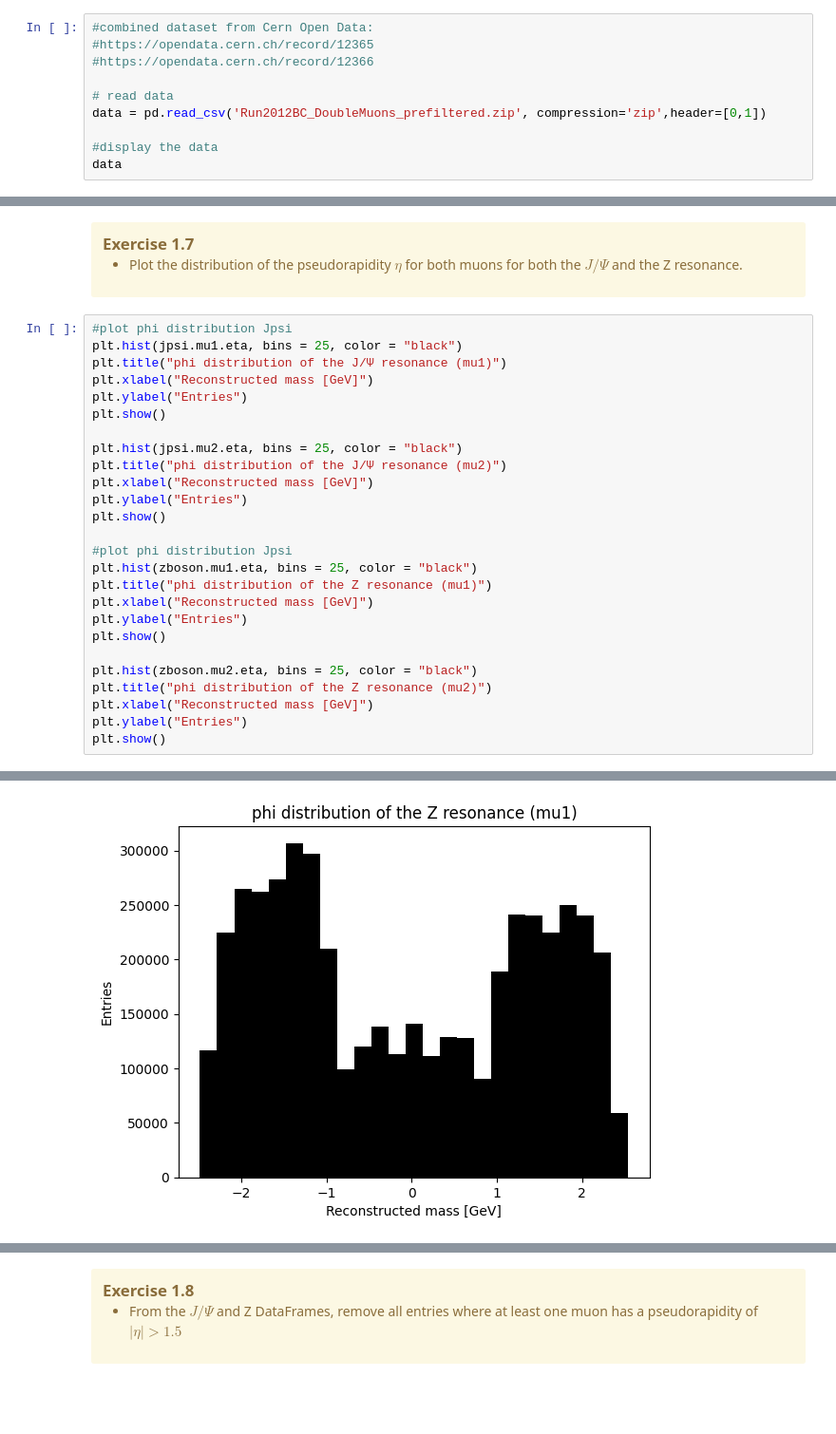
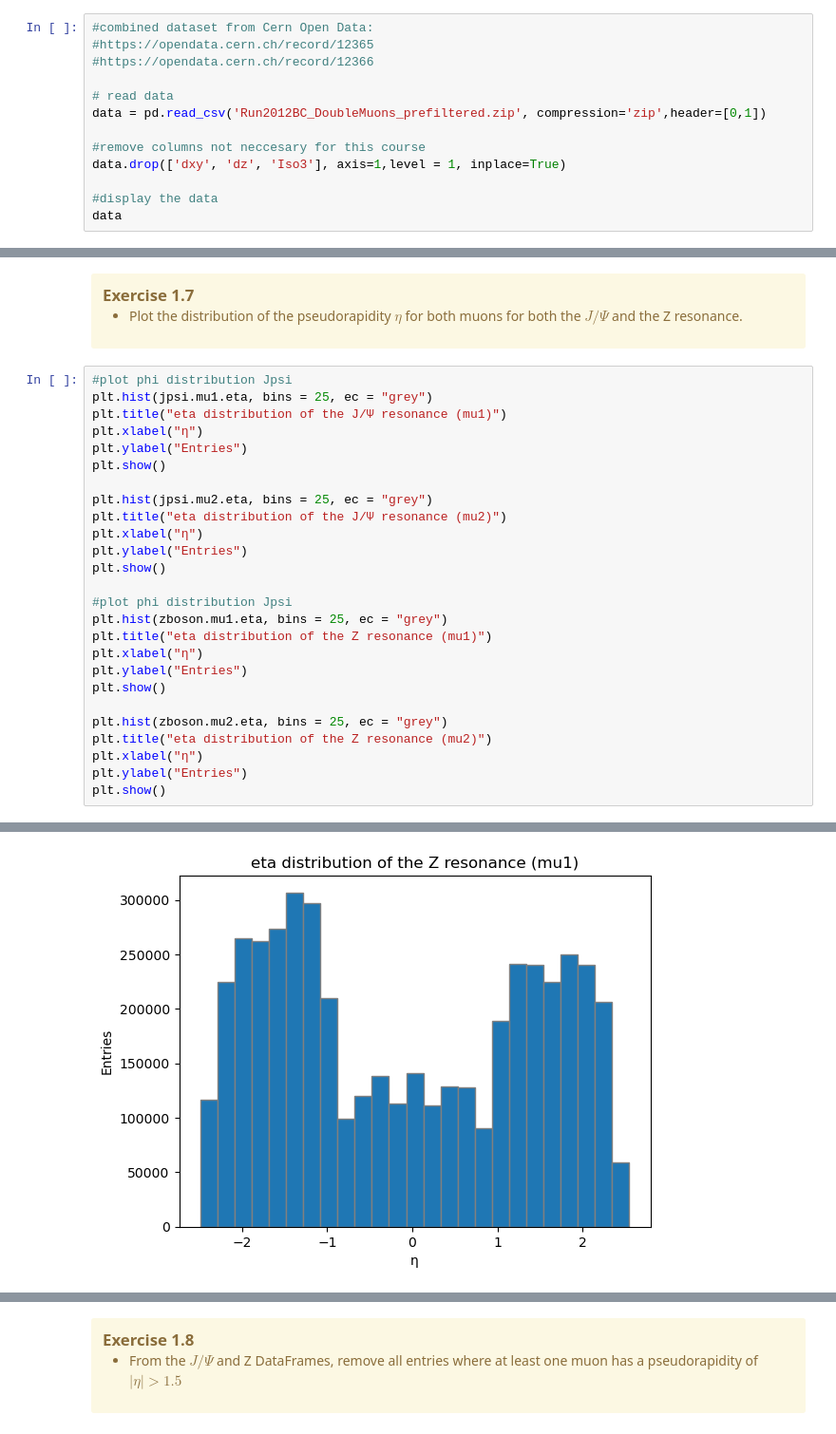
Before and after one commit to PhilipBarthelmae/zlab, a Jupyter notebook: ZExerciseMaster.ipynb, the cells around one changed output, grey strips where cells are left out. Shown at 95% size. Drawn from its saved outputs; the diff is of its cells as text; blank space fills up the shorter version.

```diff
--- a/ZExerciseMaster.ipynb
+++ b/ZExerciseMaster.ipynb
@@ -143,6 +141,9 @@ Let's start by loading the dataset:
 # read data
 data = pd.read_csv('Run2012BC_DoubleMuons_prefiltered.zip', compression='zip',header=[0,1])
 
+#remove columns not neccesary for this course
+data.drop(['dxy', 'dz', 'Iso3'], axis=1,level = 1, inplace=True)
+
 #display the data
 data
 # %% [output]
@@ -513,28 +510,28 @@ plt.show()
 </div>
 # %%
 #plot phi distribution Jpsi
-plt.hist(jpsi.mu1.eta, bins = 25, color = "black")
-plt.title("phi distribution of the J/Ψ resonance (mu1)")
-plt.xlabel("Reconstructed mass [GeV]")
+plt.hist(jpsi.mu1.eta, bins = 25, ec = "grey")
+plt.title("eta distribution of the J/Ψ resonance (mu1)")
+plt.xlabel("η")
 plt.ylabel("Entries")
 plt.show()
 
-plt.hist(jpsi.mu2.eta, bins = 25, color = "black")
-plt.title("phi distribution of the J/Ψ resonance (mu2)")
-plt.xlabel("Reconstructed mass [GeV]")
+plt.hist(jpsi.mu2.eta, bins = 25, ec = "grey")
+plt.title("eta distribution of the J/Ψ resonance (mu2)")
+plt.xlabel("η")
 plt.ylabel("Entries")
 plt.show()
 
 #plot phi distribution Jpsi
-plt.hist(zboson.mu1.eta, bins = 25, color = "black")
-plt.title("phi distribution of the Z resonance (mu1)")
-plt.xlabel("Reconstructed mass [GeV]")
+plt.hist(zboson.mu1.eta, bins = 25, ec = "grey")
+plt.title("eta distribution of the Z resonance (mu1)")
+plt.xlabel("η")
 plt.ylabel("Entries")
 plt.show()
 
-plt.hist(zboson.mu2.eta, bins = 25, color = "black")
-plt.title("phi distribution of the Z resonance (mu2)")
-plt.xlabel("Reconstructed mass [GeV]")
+plt.hist(zboson.mu2.eta, bins = 25, ec = "grey")
+plt.title("eta distribution of the Z resonance (mu2)")
+plt.xlabel("η")
 plt.ylabel("Entries")
 plt.show()
 # %% [output]
@@ -544 +540 @@ plt.show()
-[figure, old version]
+[figure, new version]
```
Also changed, not shown: parts of 47 cells of this notebook.
